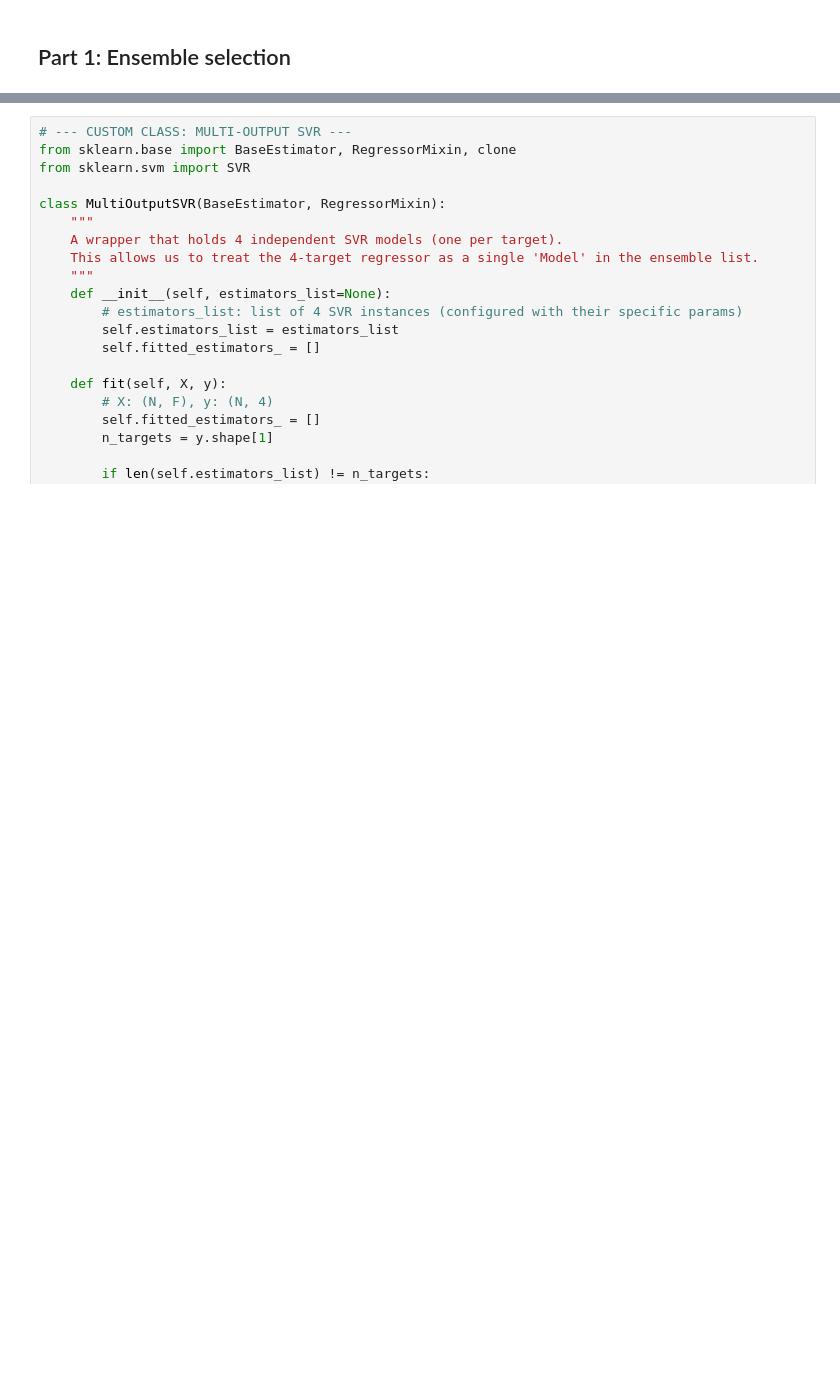
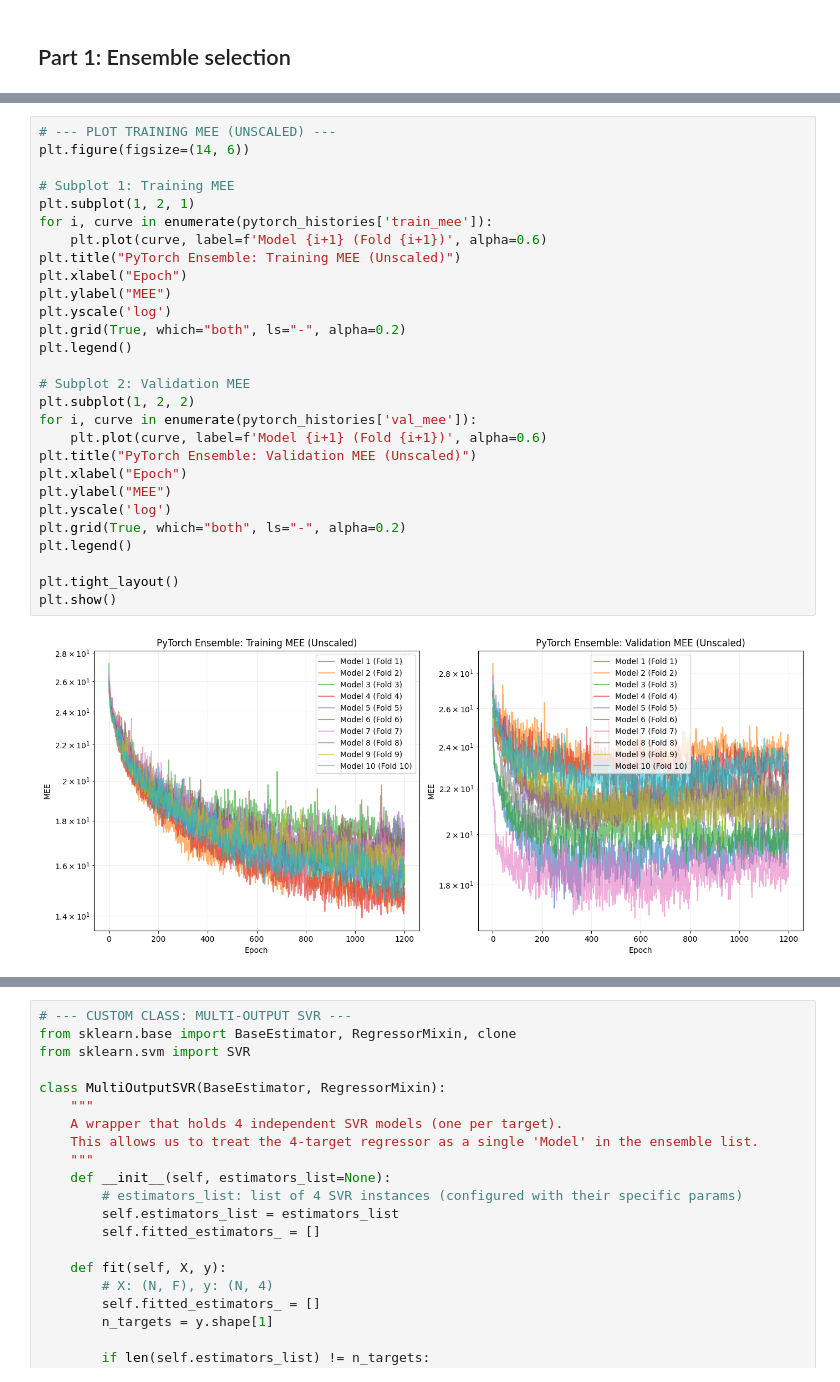
Before and after one commit to mbiggeri/Rage-Against-ML, a Jupyter notebook: ensemble_mlcup.ipynb, the cells around one changed output, grey strips where cells are left out. Cells and saved outputs as stored; diff of their text form; blank space fills up the shorter version.

```diff
--- a/ensemble_mlcup.ipynb
+++ b/ensemble_mlcup.ipynb
@@ -238 +313,31 @@ print(f"PyTorch Ensemble Training Time: {time.time() - start_time:.2f}s")
+# %%
+# --- PLOT TRAINING MEE (UNSCALED) ---
+plt.figure(figsize=(14, 6))
+
+# Subplot 1: Training MEE
+plt.subplot(1, 2, 1)
+for i, curve in enumerate(pytorch_histories['train_mee']):
+    plt.plot(curve, label=f'Model {i+1} (Fold {i+1})', alpha=0.6)
+plt.title("PyTorch Ensemble: Training MEE (Unscaled)")
+plt.xlabel("Epoch")
+plt.ylabel("MEE")
+plt.yscale('log')
+plt.grid(True, which="both", ls="-", alpha=0.2)
+plt.legend()
+
+# Subplot 2: Validation MEE
+plt.subplot(1, 2, 2)
+for i, curve in enumerate(pytorch_histories['val_mee']):
+    plt.plot(curve, label=f'Model {i+1} (Fold {i+1})', alpha=0.6)
+plt.title("PyTorch Ensemble: Validation MEE (Unscaled)")
+plt.xlabel("Epoch")
+plt.ylabel("MEE")
+plt.yscale('log')
+plt.grid(True, which="both", ls="-", alpha=0.2)
+plt.legend()
+
+plt.tight_layout()
+plt.show()
+# %% [output]
+[figure, added]
 # %%
```
Also changed, not shown: parts of 14 cells of this notebook, 13 other files.
